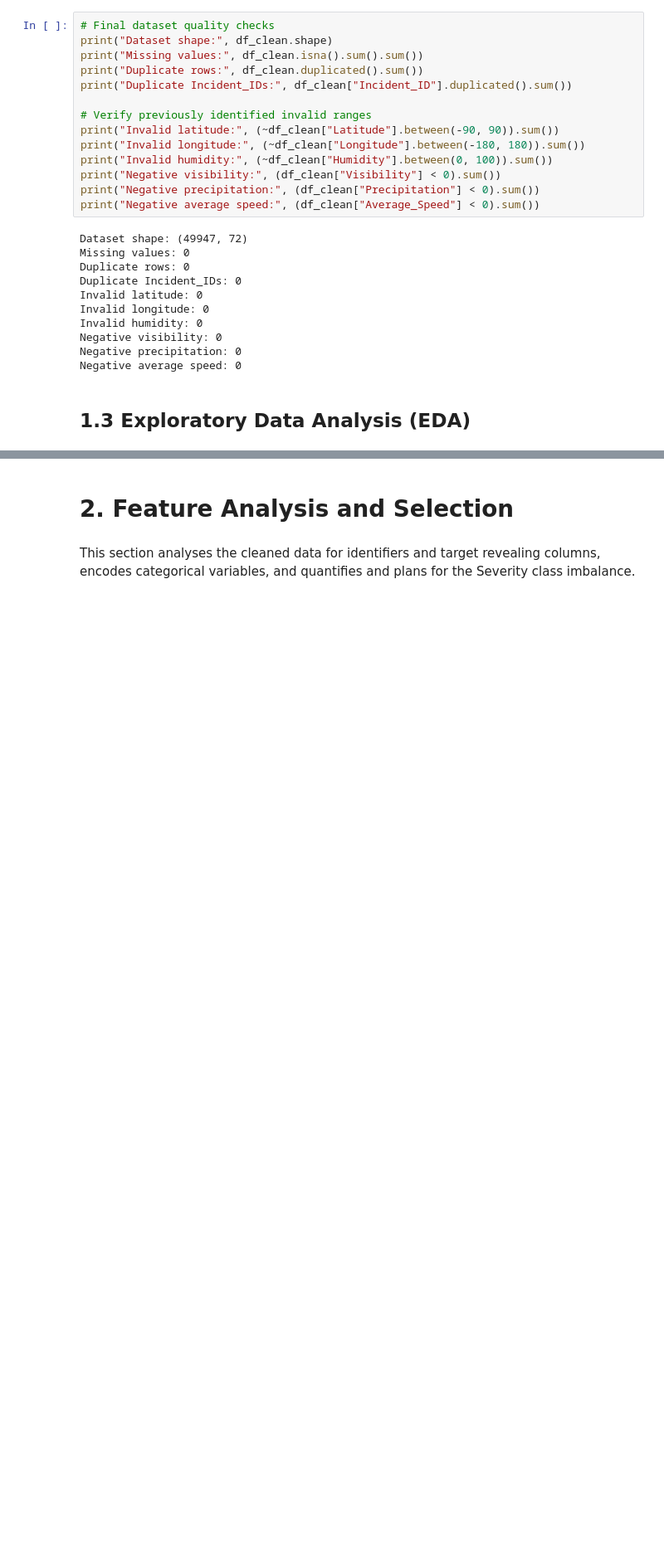
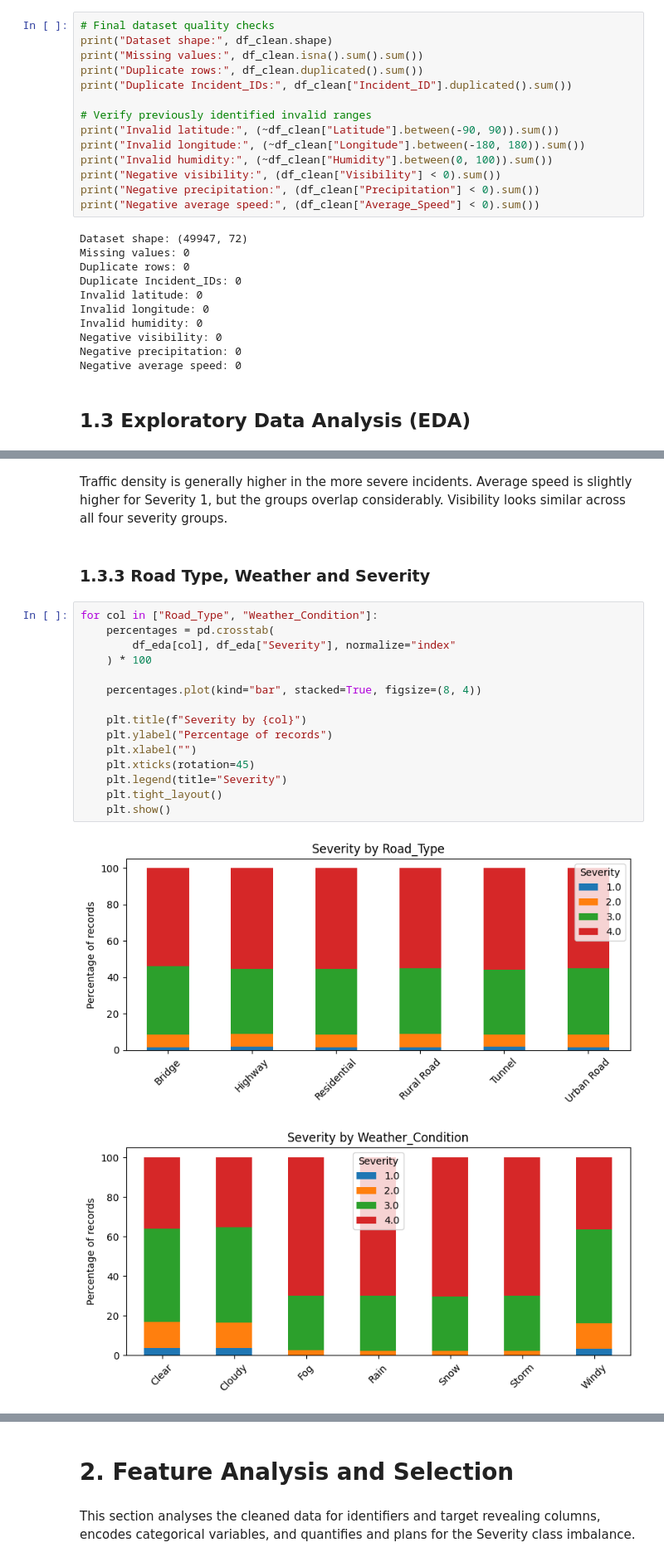
Before and after one commit to zeemohamed7/ai-traffic-project, a Jupyter notebook: IT7009_Traffic_Incident_FeatureAnalysis.ipynb, the cells around one changed output, grey strips where cells are left out. Shown at 83% size. Cells and saved outputs as stored; diff of their text form; blank space fills up the shorter version.

```diff
--- a/IT7009_Traffic_Incident_FeatureAnalysis.ipynb
+++ b/IT7009_Traffic_Incident_FeatureAnalysis.ipynb
@@ -1008,0 +1045,22 @@ df_eda = pd.read_csv(
+# %% [markdown]
+Traffic density is generally higher in the more severe incidents. Average speed is slightly higher for Severity 1, but the groups overlap considerably. Visibility looks similar across all four severity groups.
+# %% [markdown]
+### 1.3.3 Road Type, Weather and Severity
+# %%
+for col in ["Road_Type", "Weather_Condition"]:
+    percentages = pd.crosstab(
+        df_eda[col], df_eda["Severity"], normalize="index"
+    ) * 100
+
+    percentages.plot(kind="bar", stacked=True, figsize=(8, 4))
+
+    plt.title(f"Severity by {col}")
+    plt.ylabel("Percentage of records")
+    plt.xlabel("")
+    plt.xticks(rotation=45)
+    plt.legend(title="Severity")
+    plt.tight_layout()
+    plt.show()
+# %% [output]
+[figure, added]
+[figure, added]
```
Also changed, not shown: parts of 8 cells of this notebook.
